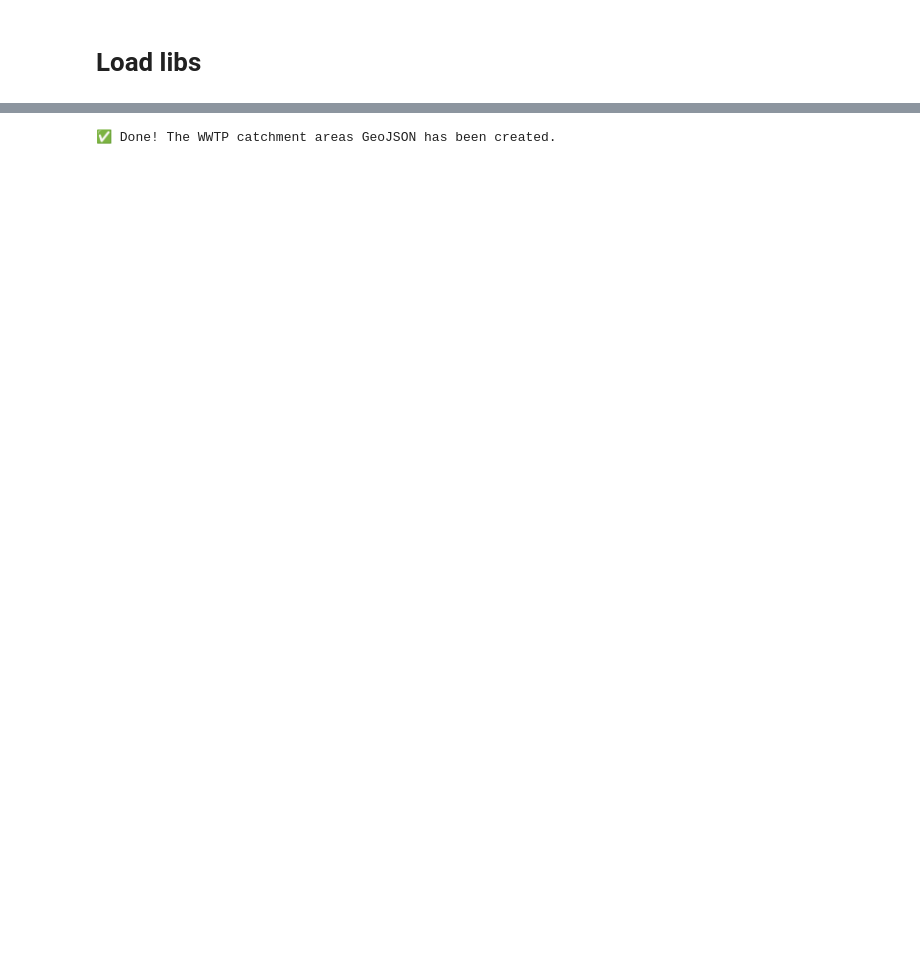
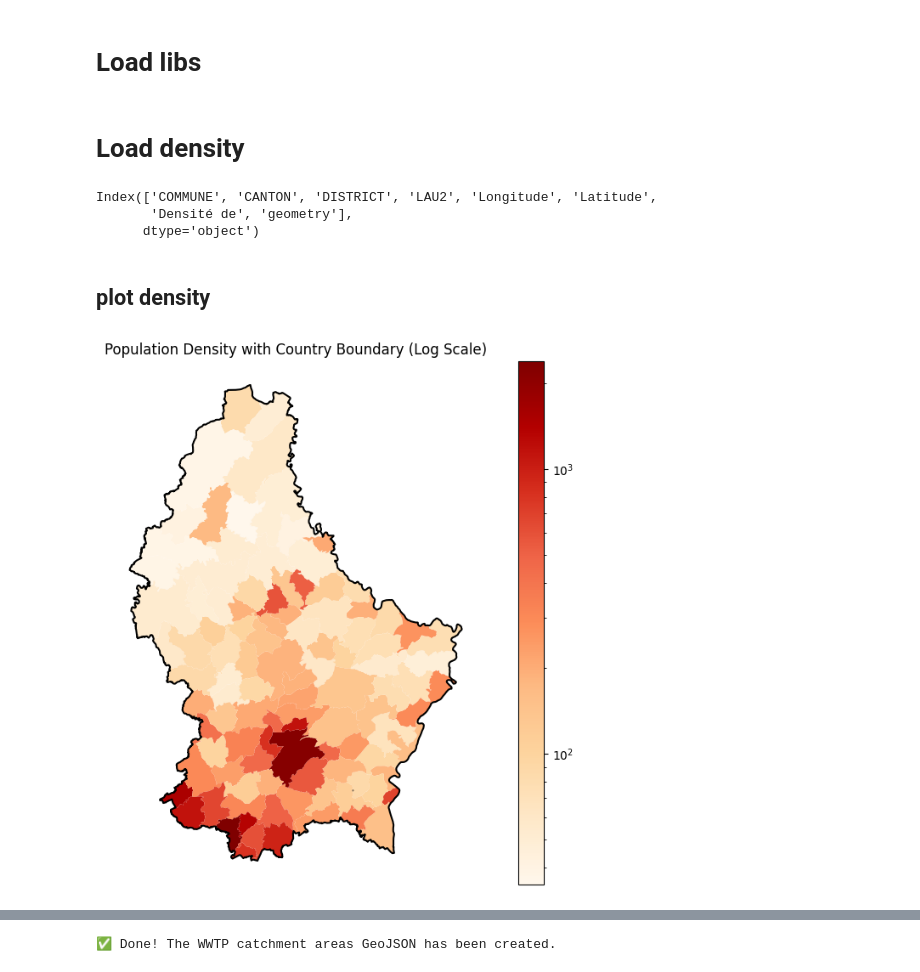
Before and after one commit to prasadadhav/experiments_with_leaflet_interactive_webmaps, a Jupyter notebook: geojson_editor.ipynb, the cells around one changed output, grey strips where cells are left out. Saved outputs shown, nothing was run; the diff lists cells and outputs as text; code cells hidden in the pictures; blank space fills up the shorter version.

```diff
--- a/geojson_editor.ipynb
+++ b/geojson_editor.ipynb
@@ -29,0 +30,33 @@ country.to_file('lux.geojson', driver='GeoJSON')
+# %% [markdown]
+# Load density
+# %%
+density = gpd.read_file("data/Densite_de_population_communes_lux/Densité de population communes lux.shp")
+# %%
+density.columns
+# %% [output]
+Index(['COMMUNE', 'CANTON', 'DISTRICT', 'LAU2', 'Longitude', 'Latitude',
+       'Densité de', 'geometry'],
+      dtype='object')
+# %% [markdown]
+## plot density
+# %%
+from matplotlib.colors import LogNorm
+import matplotlib.pyplot as plt
+
+# Reproject the density GeoDataFrame to the same CRS as the country GeoDataFrame
+density = density.to_crs(country.crs)
+
+# Plot the density layer
+fig, ax = plt.subplots(figsize=(12, 8))
+
+# Plot the density layer with 50% transparency and color by "Densité de" column using log scale
+density.plot(ax=ax, column='Densité de', cmap='OrRd', alpha=1, legend=True, norm=LogNorm())
+
+# Overlay country boundary in bold black
+country.boundary.plot(ax=ax, color='black', linewidth=1.5)
+
+plt.title("Population Density with Country Boundary (Log Scale)")
+plt.axis("off")
+plt.show()
+# %% [output]
+[figure, added]
```
Also changed, not shown: parts of 19 cells of this notebook.
